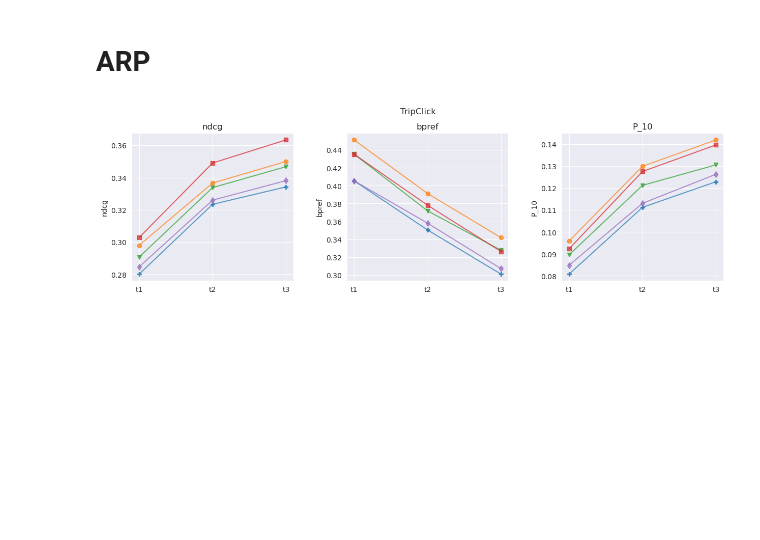
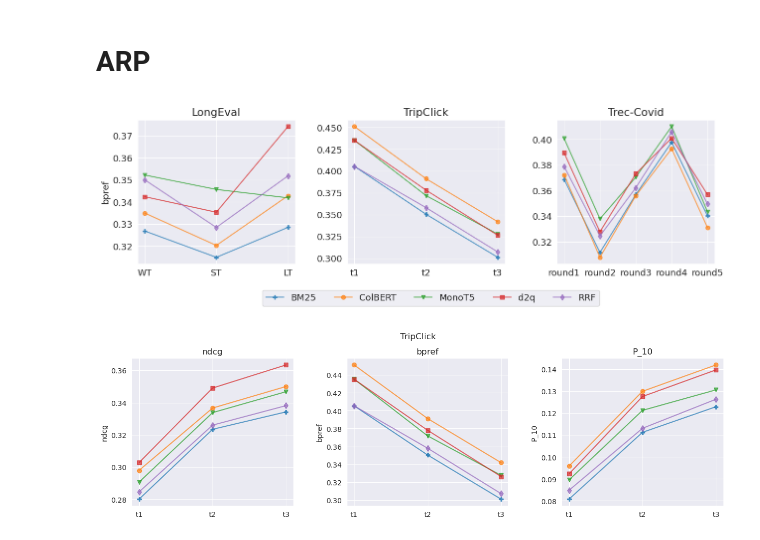
Before and after one commit to irgroup/Temporal-Change, a Jupyter notebook: evaluation/analysis_core_queries.ipynb, the cells around one changed output. Saved outputs shown, nothing was run; the diff lists cells and outputs as text; code cells hidden in the pictures; blank space fills up the shorter version.

```diff
--- a/evaluation/analysis_core_queries.ipynb
+++ b/evaluation/analysis_core_queries.ipynb
@@ -298,6 +509,73 @@ table_RD_DRI(long, dataset="trec-covid", highlight=True, save=False)
 |  | d2q | 0.435 | 0.317 | -0.021 | 1.172 | 0.271 | 0.345 | 0.001 | 0.776 | 0.207 | ... |
 # %% [markdown]
 # ARP
+# %%
+# Plot
+plt.rcParams.update({'font.size': 13})
+figure, axis = plt.subplots(1, 3, figsize=(15,5))
+
+measure = "bpref"
+symbols=["-P","-o","-v","-s", "-d"]
+DISPLAY_NAMES = {
+    'bm25': "BM25",
+    "E5": "E5",
+    'bm25+colbert': "ColBERT",
+    'rrf(xsqram__bm25_bo1__pl2)': "RRF",
+    'bm25+monot5': "MonoT5",
+    'bm25_d2q10': "d2q",
+}
+
+# Data
+dataset = "longeval"
+title = "LongEval"
+
+res = df[df["dataset"]==dataset]
+sorted_columns = ["WT", "ST", "LT"]
+
+res = res.pivot_table(index='method', columns='subcollection', values=f"ARP_{measure}")[sorted_columns].T
+
+for i, sym in enumerate(symbols):
+    axis[0].plot(res.index, res[res.columns[i]], sym, alpha=0.7)
+axis[0].set_ylabel("bpref")
+axis[0].set_title(title)
+
+
+
+
+dataset = "tripclick-test-head"
+title = "TripClick"
+
+res = df[df["dataset"]==dataset]
+
+res = res.pivot_table(index='method', columns='subcollection', values=f"ARP_{measure}").T
+
+for i, sym in enumerate(symbols):
+    axis[1].plot(res.index, res[res.columns[i]], sym, alpha=0.7)
+axis[1].set_title(title)
+
+
+
+dataset = "trec-covid"
+title = "Trec-Covid"
+
+res = df[df["dataset"]==dataset]
+
+res = res.pivot_table(index='method', columns='subcollection', values=f"ARP_{measure}").T
+
+for i, sym in enumerate(symbols):
+    axis[2].plot(res.index, res[res.columns[i]], sym, alpha=0.7)
+axis[2].set_title(title)
+
+
+figure.subplots_adjust(bottom=0.3, wspace=0.33)
+
+display_name = [DISPLAY_NAMES[m] for m in res.columns]
+axis[2].legend(display_name, loc='upper center', bbox_to_anchor=(0.-0.8, -0.15), ncol=6)
+# figure.suptitle(title)
+
+plt.savefig(f"../../../paper/ECIR23/figures/ARP_all.png", bbox_inches='tight', dpi=700)
+# %% [output]
+[figure, added]
 # %%
 plot_arp(df, "tripclick-test-head", title="TripClick")
 plot_arp(df, "longeval", title="LongEval", sorted_columns=["WT", "ST", "LT"])
```
Also changed, not shown: parts of 36 cells of this notebook, 3 other files.
